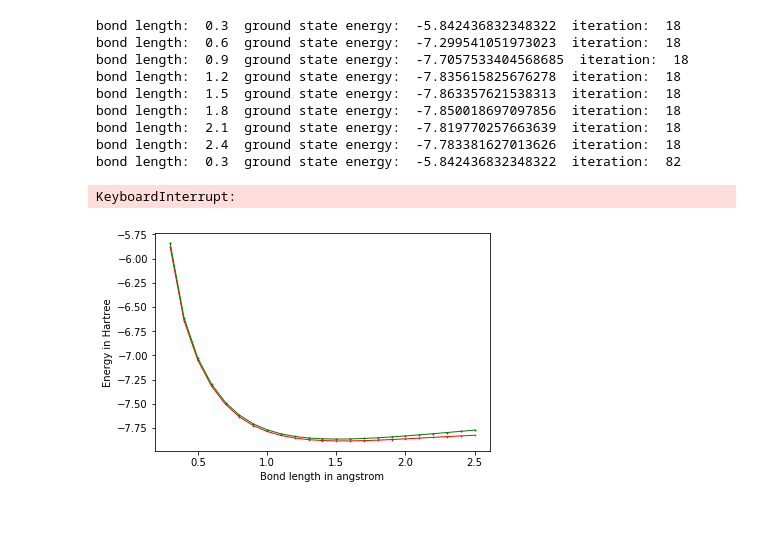
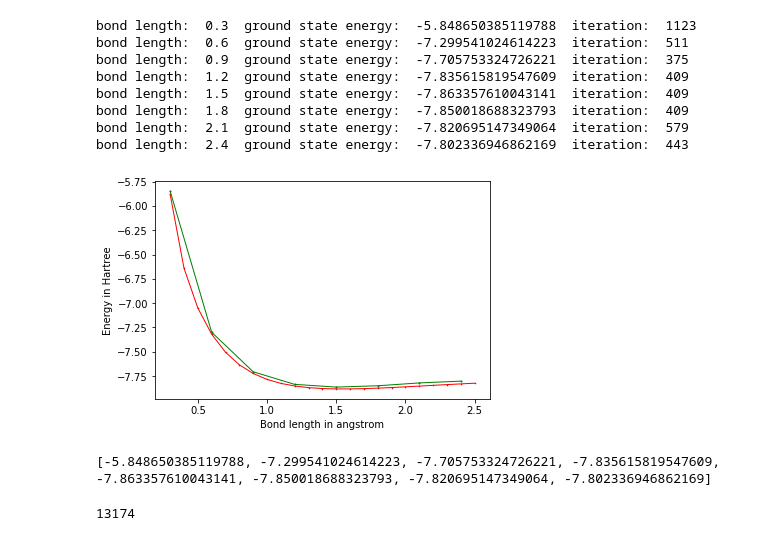
Before and after one commit to mingyu-kang/cs269q_openfermion, a Jupyter notebook: LiH_UCC.ipynb, the cells around one changed output. Cells and saved outputs as stored; diff of their text form; code cells hidden in the pictures.

```diff
--- a/LiH_UCC.ipynb
+++ b/LiH_UCC.ipynb
@@ -102,6 +102,7 @@ def solve_vqe_ucc_LiH(hamiltonian: PauliSum, degree) -> float:
         '''
 
         ucc_gen = uccsd_generator(single_amp, double_amp)
+        ucc_gen_qubitop = bravyi_kitaev(ucc_gen)
         try:
             ucc_program = exponentiate(ucc_gen_qubitop/(-1j))
         except:
@@ -133,12 +134,12 @@ charge = 0
 import matplotlib.pyplot as plt
 %matplotlib inline
 
-bond_lengths = np.linspace(0.3, 2.5, 23)
+bond_lengths = np.linspace(0.3, 2.4, 8)
 vqe_ground_energies = []
 vqe_iter_mean = []
 vqe_iter_std = []
 
-for degree in [1,2]:
+for degree in [1]:
     gelist = []
     iterlist = []
     for bond_length in bond_lengths:
@@ -160,43 +161,94 @@ for degree in [1,2]:
     vqe_iter_mean.append(np.mean(iterlist))
     vqe_iter_std.append(np.std(iterlist))
 # %% [output]
-bond length:  0.3  ground state energy:  -5.842436832348322  iteration:  18
-bond length:  0.6  ground state energy:  -7.299541051973023  iteration:  18
-bond length:  0.9  ground state energy:  -7.7057533404568685  iteration:  18
-bond length:  1.2  ground state energy:  -7.835615825676278  iteration:  18
-bond length:  1.5  ground state energy:  -7.863357621538313  iteration:  18
-bond length:  1.8  ground state energy:  -7.850018697097856  iteration:  18
-bond length:  2.1  ground state energy:  -7.819770257663639  iteration:  18
-bond length:  2.4  ground state energy:  -7.783381627013626  iteration:  18
-bond length:  0.3  ground state energy:  -5.842436832348322  iteration:  82
+bond length:  0.3  ground state energy:  -5.848650385119788  iteration:  1123
+bond length:  0.6  ground state energy:  -7.299541024614223  iteration:  511
+bond length:  0.9  ground state energy:  -7.705753324726221  iteration:  375
+bond length:  1.2  ground state energy:  -7.835615819547609  iteration:  409
+bond length:  1.5  ground state energy:  -7.863357610043141  iteration:  409
+bond length:  1.8  ground state energy:  -7.850018688323793  iteration:  409
+bond length:  2.1  ground state energy:  -7.820695147349064  iteration:  579
+bond length:  2.4  ground state energy:  -7.802336946862169  iteration:  443
-KeyboardInterrupt:
 # %%
 # Set molecule parameters.
 basis = 'sto-3g'
 multiplicity = 1
 
 # Generate molecule at different bond lengths.
 hf_energies = []
 fci_energies = []
 bond_lengths = []
 for bond_length in np.linspace(0.3, 2.5, 23):
     bond_lengths += [bond_length]
     description = str(round(bond_length,2))
 #    print(description)
     geometry = [('H', (0., 0., 0.)), ('Li', (0., 0., bond_length))]
     molecule = MolecularData(
         geometry, basis, multiplicity, description=description)
 
     # Load data.
     molecule.load()
     fci_energies += [molecule.fci_energy]
 
 plt.figure(0)
 plt.plot(bond_lengths, fci_energies, 'rx-', linewidth=1, markersize=1)
-plt.plot(bond_lengths, vqe_ground_energies[0], 'go-', linewidth=1, markersize=1)
+plt.plot(np.linspace(0.3, 2.4, 8), vqe_ground_energies[0], 'go-', linewidth=1, markersize=1)
 #plt.plot(bond_lengths, vqe_ground_energies[1], 'bo-', linewidth=1, markersize=1)
 plt.ylabel('Energy in Hartree')
 plt.xlabel('Bond length in angstrom')
 plt.show()
 # %% [output]
-[figure, old version]
+[figure, new version]
+# %%
+print(vqe_ground_energies[0])
+# %% [output]
+[-5.848650385119788, -7.299541024614223, -7.705753324726221, -7.835615819547609, -7.863357610043141, -7.850018688323793, -7.820695147349064, -7.802336946862169]
+# %%
+degree = 2
+
+p = None
+p = Program()
+params = np.random.rand(92)*0.5-0.25
+
+# Reference state
+p += X(0)
+p += X(2)
+
+single_amp = []
+double_amp = []
+
+# occupied: 0,1,2,3 unoccupied: rest
+for i in range(4):
+    single_amp.append([[2*i+4, 0], params[4*i]])
+    single_amp.append([[2*i+5, 1], params[4*i+1]])
+    single_amp.append([[2*i+4, 2], params[4*i+2]])
+    single_amp.append([[2*i+5, 3], params[4*i+3]])
+
+if degree == 2:
+    for i in range(4):
+        for j in range(4):
+            double_amp.append([[2*i+4, 0, 2*j+5, 1], params[16+(4*i+j)*4]])
+            double_amp.append([[2*i+4, 0, 2*j+5, 3], params[16+(4*i+j)*4+1]])
+            double_amp.append([[2*i+4, 2, 2*j+5, 1], params[16+(4*i+j)*4+2]])
+            double_amp.append([[2*i+4, 2, 2*j+5, 3], params[16+(4*i+j)*4+3]])
+
+    count = 0
+    for i in range(3):
+        for j in range(i+1, 4):
+            double_amp.append([[2*i+4, 0, 2*j+4, 2], params[16+64+count]])
+            count += 1
+            double_amp.append([[2*i+5, 1, 2*j+5, 3], params[16+64+count]])
+            count += 1
+
+
+ucc_gen = uccsd_generator(single_amp, double_amp)
+ucc_gen_qubitop = bravyi_kitaev(ucc_gen)
+try:
+    ucc_program = exponentiate(ucc_gen_qubitop/(-1j))
+except:
+    ucc_program = I(0)
+p += ucc_program
+
+print(len(p))
+# %% [output]
+13174
```
Also changed, not shown: parts of 1 cell of this notebook, 11 other files.
